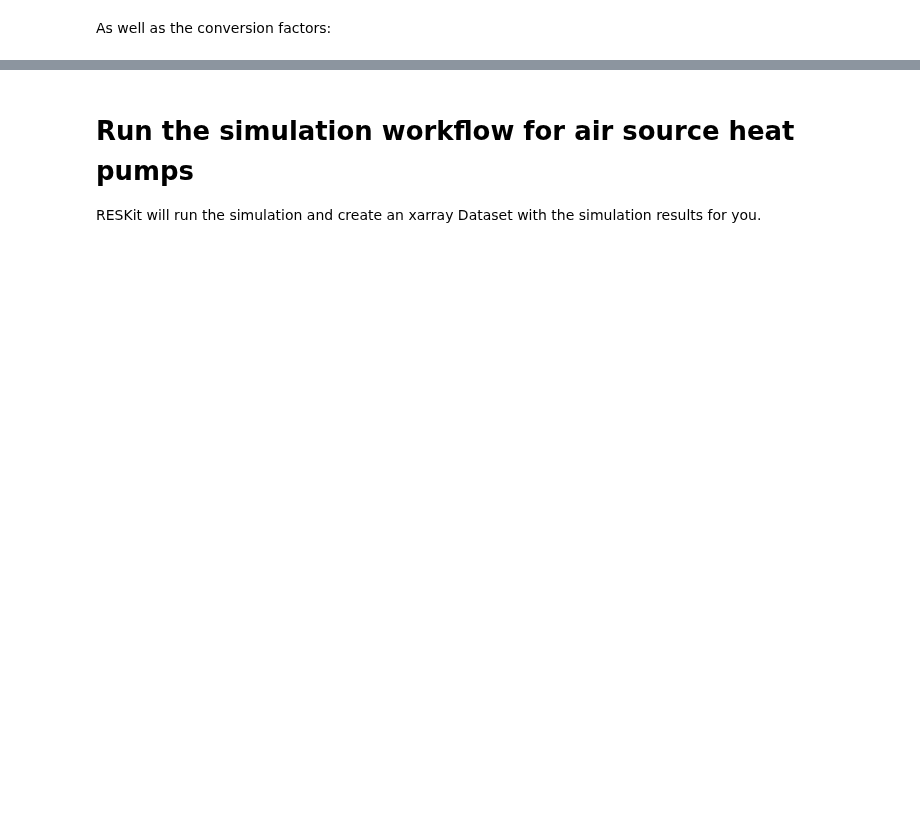
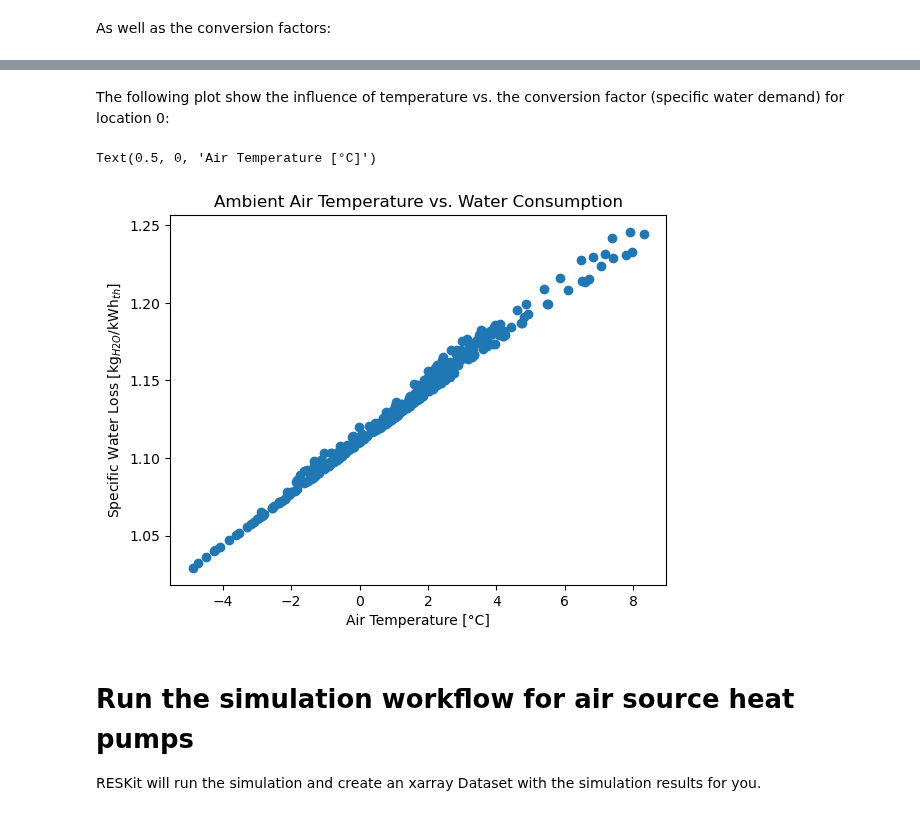
Before and after one commit to FZJ-IEK3-VSA/RESKit, a Jupyter notebook: examples/6_direct_air_capture/6_2_cooling_heating.ipynb, the cells around one changed output, grey strips where cells are left out. Saved outputs shown, nothing was run; the diff lists cells and outputs as text; code cells hidden in the pictures; blank space fills up the shorter version.

```diff
--- a/examples/6_direct_air_capture/6_2_cooling_heating.ipynb
+++ b/examples/6_direct_air_capture/6_2_cooling_heating.ipynb
@@ -52,3 +138,16 @@ reskit_xr["electricity_input"].isel(time=slice(0, 400)).plot.line(x="time")
+# %% [markdown]
+The following plot show the influence of temperature vs. the conversion factor (specific water demand) for location 0:
+# %%
+import matplotlib.pyplot as plt
+
+fig, ax = plt.subplots(nrows=1, ncols=1)
+ax.scatter(reskit_xr["surface_air_temperature"], -reskit_xr["conversion_factor_water"])
+ax.set_title("Ambient Air Temperature vs. Water Consumption")
+ax.set_ylabel("Specific Water Loss [kg$_{H2O}$/kWh$_{th}$]")
+ax.set_xlabel("Air Temperature [°C]")
+# %% [output]
+Text(0.5, 0, 'Air Temperature [°C]')
+[figure, added]
 # %% [markdown]
 # Run the simulation workflow for air source heat pumps
 RESKit will run the simulation and create an xarray Dataset with the simulation results for you.
```
Also changed, not shown: parts of 12 cells of this notebook, 5 other files.
